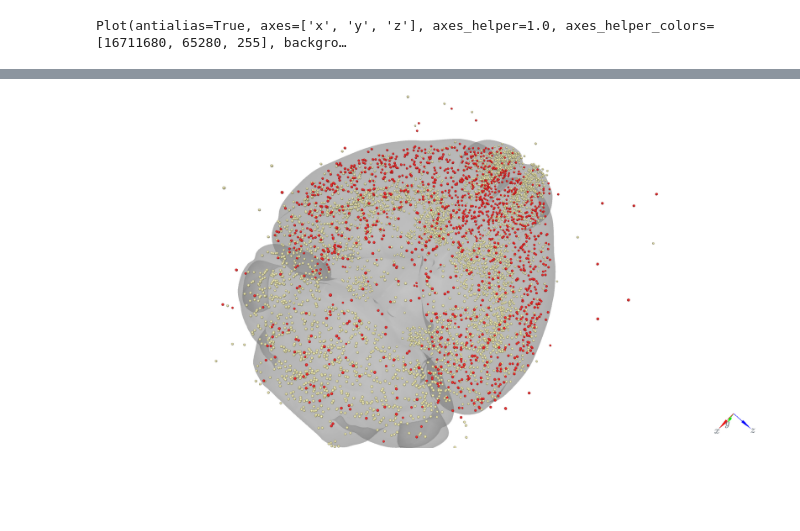
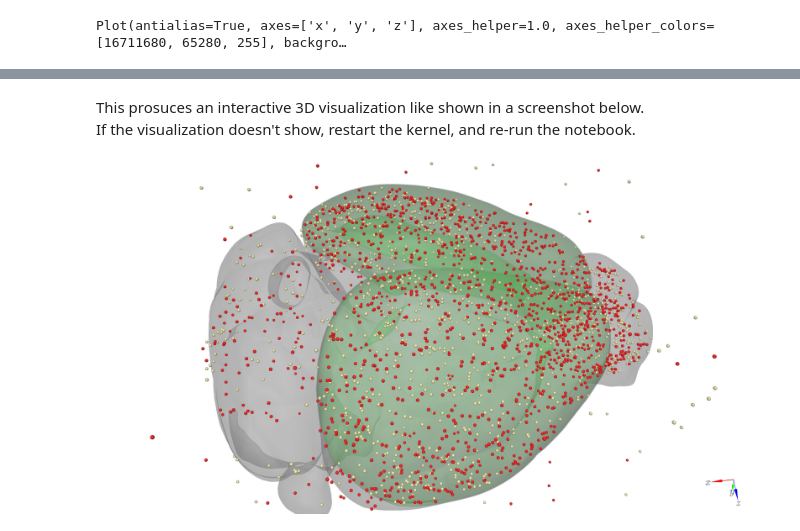
Before and after one commit to noisysky/bil-pipelines, a Jupyter notebook: brainmapper.ipynb, the cells around one changed output, grey strips where cells are left out. Cells and saved outputs as stored; diff of their text form; code cells hidden in the pictures; blank space fills up the shorter version.

Commit message:
Add more comments to the notebook

```diff
--- a/brainmapper.ipynb
+++ b/brainmapper.ipynb
@@ -271,5 +293,8 @@ IFrame("./K3D-snapshot-1713541292486.html", 500, 500)
-# %%
-from IPython.display import Image
-Image("./K3D-1713537763255.png")
-# %% [output]
-[figure, removed]
+# %% [markdown]
+This prosuces an interactive 3D visualization like shown in a screenshot below. <br>
+If the visualization doesn't show, restart the kernel, and re-run the notebook.
+# %%
+from IPython.display import Image
+Image("./K3D-1713556618449.png")
+# %% [output]
+[figure, added]
```
Also changed, not shown: parts of 33 cells of this notebook, 1 other file.
